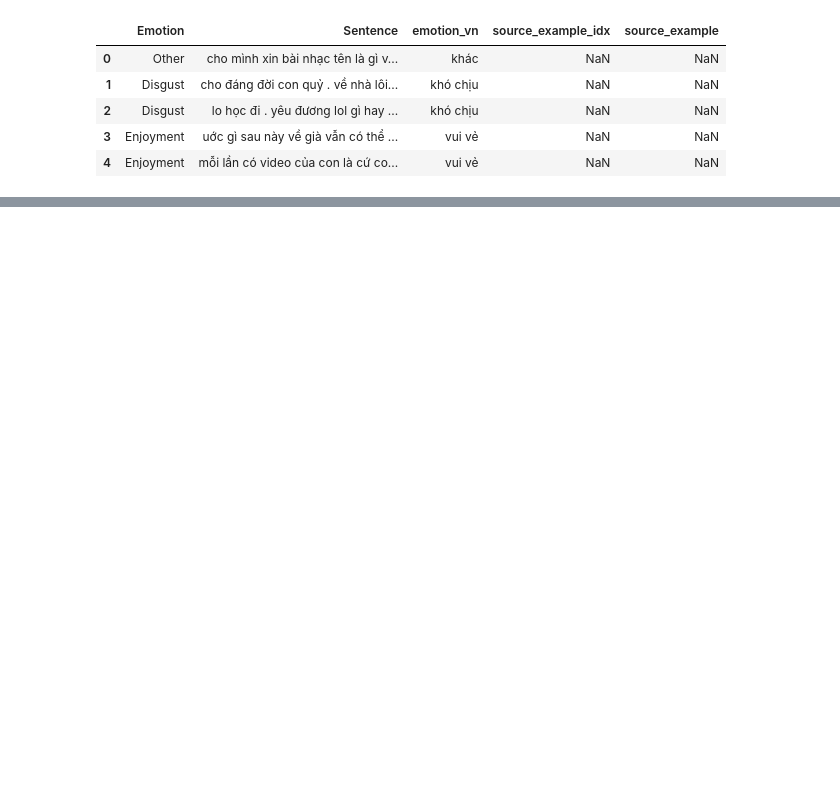
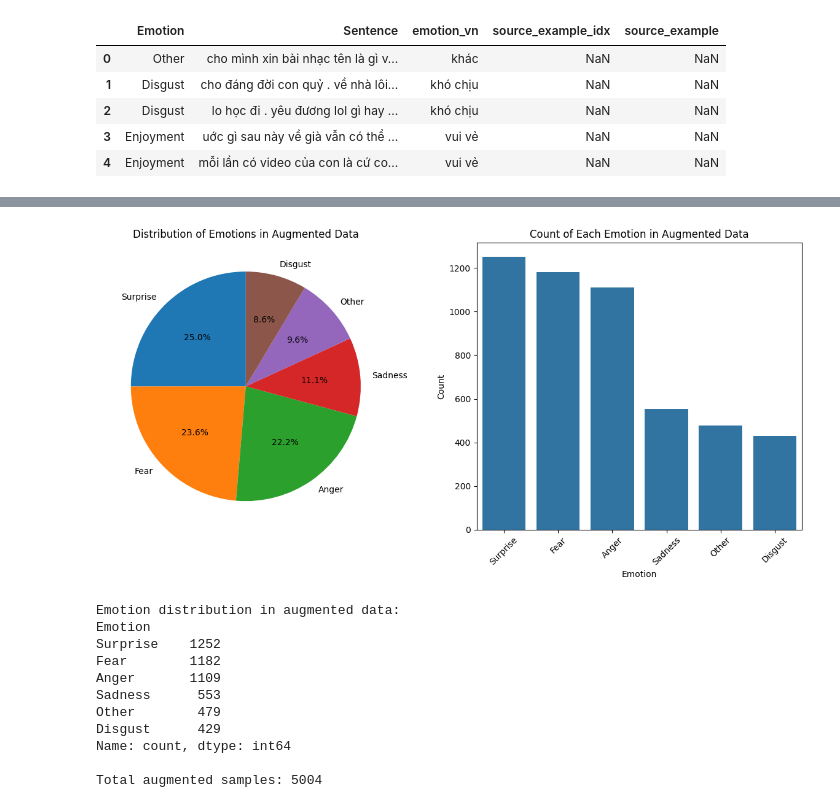
Before and after one commit to giahuy1310/topicmodeling, a Jupyter notebook: tm_research/tools.ipynb, the cells around one changed output, grey strips where cells are left out. Cells and saved outputs as stored; diff of their text form; code cells hidden in the pictures; blank space fills up the shorter version.

```diff
--- a/tm_research/tools.ipynb
+++ b/tm_research/tools.ipynb
@@ -38,0 +39,39 @@ Exported 29448 augmented rows to augmented_data.csv
+# %%
+import matplotlib.pyplot as plt
+import seaborn as sns
+
+# Plot distribution of emotions in augmented data
+plt.figure(figsize=(12, 6))
+
+# Count plot for emotion distribution
+plt.subplot(1, 2, 1)
+emotion_counts = df_augmented['Emotion'].value_counts()
+plt.pie(emotion_counts.values, labels=emotion_counts.index, autopct='%1.1f%%', startangle=90)
+plt.title('Distribution of Emotions in Augmented Data')
+
+plt.subplot(1, 2, 2)
+sns.countplot(data=df_augmented, x='Emotion', order=emotion_counts.index)
+plt.title('Count of Each Emotion in Augmented Data')
+plt.xticks(rotation=45)
+plt.ylabel('Count')
+
+plt.tight_layout()
+plt.show()
+
+# Print statistics
+print("\nEmotion distribution in augmented data:")
+print(emotion_counts)
+print(f"\nTotal augmented samples: {len(df_augmented)}")
+# %% [output]
+[figure, added]
+Emotion distribution in augmented data:
+Emotion
+Surprise    1252
+Fear        1182
+Anger       1109
+Sadness      553
+Other        479
+Disgust      429
+Name: count, dtype: int64
+
+Total augmented samples: 5004
```
Also changed, not shown: parts of 7 cells of this notebook, 6 other files.
